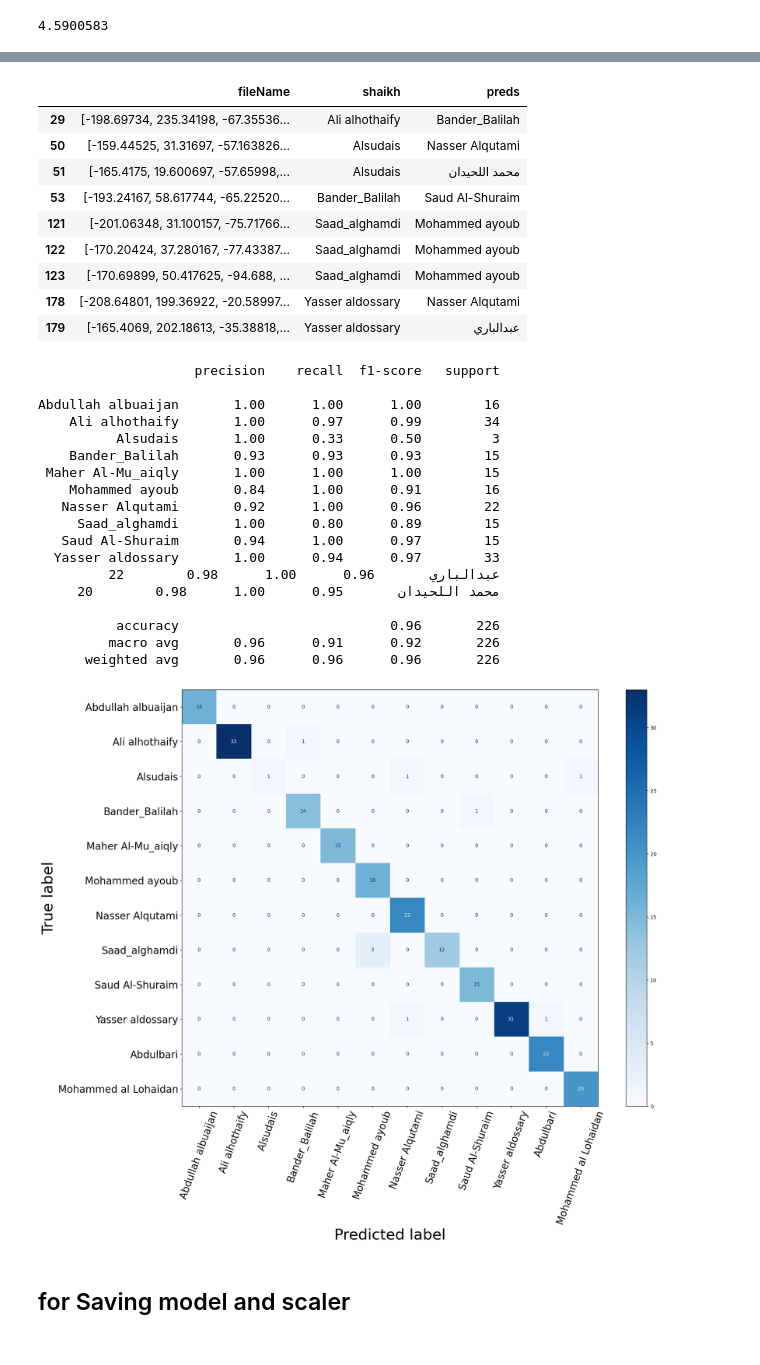
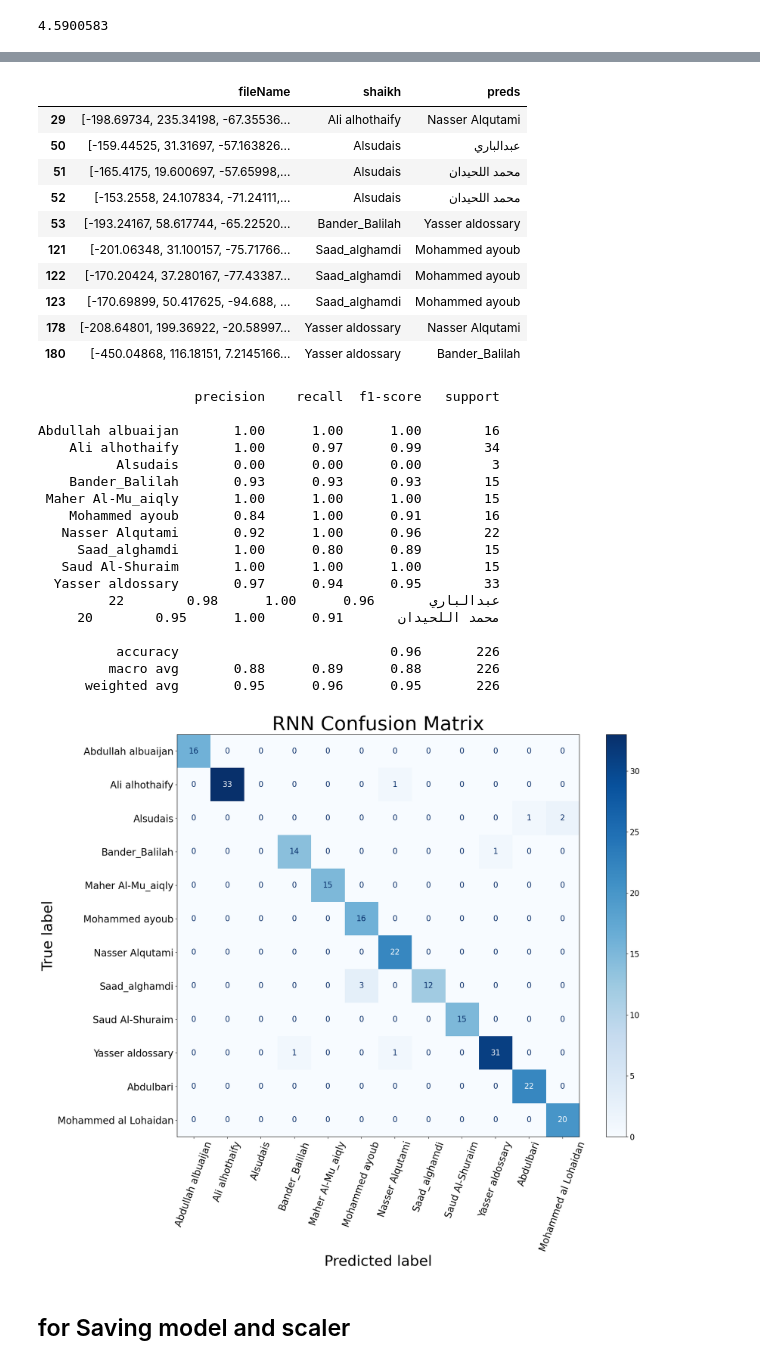
Before and after one commit to Tuwaiq-Data-Science-Bootcamp-V2/Capstone_Project, a Jupyter notebook: Audio_ANN_RNN.ipynb, the cells around one changed output, grey strips where cells are left out. Drawn from its saved outputs; the diff is of its cells as text; code cells hidden in the pictures.

```diff
--- a/Audio_ANN_RNN.ipynb
+++ b/Audio_ANN_RNN.ipynb
@@ -230,17 +284,17 @@ model=Sequential()
 ###first layer
 model.add(Dense(128,input_shape=(128,)))
 model.add(Activation('relu'))
-model.add(Dropout(0.5))
+model.add(Dropout(0.2))
 
 # model.add(Dense(80))
 # model.add(Activation('relu'))
 # model.add(Dropout(0.3))
 
-model.add(Dense(64))
+model.add(Dense(60))
 model.add(Activation('relu'))
 model.add(Dropout(0.5))
 
-model.add(Dense(32))
+model.add(Dense(40))
 model.add(Activation('relu'))
 model.add(Dropout(0.50))
 
@@ -342,4 +416,4 @@ array([[-0.6628302 , -0.12540373,  0.40341124, ...,  0.5032851 ,
 # %%
-pred3=model.predict(X_test2)
+pred3=model.predict(X_test)
 preds3 = np.argmax(pred3 , axis=-1)
 # %% [output]
@@ -433,11 +509,12 @@ tmp[-2] = 'Abdulbari'
 # %%
 cm_display = metrics.ConfusionMatrixDisplay(confusion_matrix = confusion_matrix, display_labels = tmp)
 # %%
-fig, ax = plt.subplots(figsize=(20, 15))
+fig, ax = plt.subplots(figsize=(20, 15), dpi=100)
 cm_display.plot(cmap=plt.cm.Blues , xticks_rotation=70 , ax=ax )
 ax.tick_params(labelsize=20)
 ax.xaxis.get_label().set(fontsize =30)
 ax.yaxis.get_label().set(fontsize =30)
-
+ax.set_title('ANN Confusion Matrix' , fontsize=40)
+plt.rcParams.update({'font.size': 16})
 plt.show()
 # %% [output]
@@ -447,7 +524,7 @@ plt.show()
 # %%
 model2=Sequential()
 ###first layer
-model2.add(LSTM(100,input_shape=(1,100) , return_sequences=True))
+model2.add(LSTM(128,input_shape=(1,128) , return_sequences=True))
 model2.add(Activation('tanh'))
 model2.add(Dropout(0.3))
 
@@ -455,13 +532,13 @@ model2.add(Dropout(0.3))
 # model2.add(Activation('relu'))
 # model2.add(Dropout(0.25))
 
-model2.add(LSTM(128, recurrent_dropout=0.2 , return_sequences=True))
-model2.add(Activation('tanh'))
-model2.add(Dropout(0.7))
+model2.add(LSTM(32, recurrent_dropout=0.2))
+model2.add(Activation('relu'))
+model2.add(Dropout(0.5))
 
-model2.add(LSTM(128, recurrent_dropout=0.2))
-model2.add(Activation('tanh'))
-model2.add(Dropout(0.7))
+model2.add(Dense(32))
+model2.add(Activation('relu'))
+model2.add(Dropout(0.5))
 
 
 
@@ -551,15 +628,16 @@ len(testdf[testdf['preds'] == testdf['shaikh']])
 testdf[testdf['preds'] != testdf['shaikh']]
 # %% [output]
 |  | fileName | shaikh | preds |
-| 29 | [-198.69734, 235.34198, -67.35536... | Ali alhothaify | Bander_Balilah |
-| 50 | [-159.44525, 31.31697, -57.163826... | Alsudais | Nasser Alqutami |
+| 29 | [-198.69734, 235.34198, -67.35536... | Ali alhothaify | Nasser Alqutami |
+| 50 | [-159.44525, 31.31697, -57.163826... | Alsudais | عبدالباري |
 | 51 | [-165.4175, 19.600697, -57.65998,... | Alsudais | محمد اللحيدان |
-| 53 | [-193.24167, 58.617744, -65.22520... | Bander_Balilah | Saud Al-Shuraim |
+| 52 | [-153.2558, 24.107834, -71.24111,... | Alsudais | محمد اللحيدان |
+| 53 | [-193.24167, 58.617744, -65.22520... | Bander_Balilah | Yasser aldossary |
 | 121 | [-201.06348, 31.100157, -75.71766... | Saad_alghamdi | Mohammed ayoub |
 | 122 | [-170.20424, 37.280167, -77.43387... | Saad_alghamdi | Mohammed ayoub |
 | 123 | [-170.69899, 50.417625, -94.688, ... | Saad_alghamdi | Mohammed ayoub |
 | 178 | [-208.64801, 199.36922, -20.58997... | Yasser aldossary | Nasser Alqutami |
-| 179 | [-165.4069, 202.18613, -35.38818,... | Yasser aldossary | عبدالباري |
+| 180 | [-450.04868, 116.18151, 7.2145166... | Yasser aldossary | Bander_Balilah |
 # %%
 print(classification_report(testdf['shaikh'] , testdf['preds']))
 # %% [output]
@@ -567,34 +645,35 @@ print(classification_report(testdf['shaikh'] , testdf['preds']))
 
 Abdullah albuaijan       1.00      1.00      1.00        16
     Ali alhothaify       1.00      0.97      0.99        34
-          Alsudais       1.00      0.33      0.50         3
+          Alsudais       0.00      0.00      0.00         3
     Bander_Balilah       0.93      0.93      0.93        15
  Maher Al-Mu_aiqly       1.00      1.00      1.00        15
     Mohammed ayoub       0.84      1.00      0.91        16
    Nasser Alqutami       0.92      1.00      0.96        22
      Saad_alghamdi       1.00      0.80      0.89        15
-   Saud Al-Shuraim       0.94      1.00      0.97        15
-  Yasser aldossary       1.00      0.94      0.97        33
+   Saud Al-Shuraim       1.00      1.00      1.00        15
+  Yasser aldossary       0.97      0.94      0.95        33
          عبدالباري       0.96      1.00      0.98        22
-     محمد اللحيدان       0.95      1.00      0.98        20
+     محمد اللحيدان       0.91      1.00      0.95        20
 
           accuracy                           0.96       226
-         macro avg       0.96      0.91      0.92       226
-      weighted avg       0.96      0.96      0.96       226
+         macro avg       0.88      0.89      0.88       226
+      weighted avg       0.95      0.96      0.95       226
 # %%
 confusion_matrix = metrics.confusion_matrix(testdf['shaikh'], testdf['preds'])
 # %%
 cm_display = metrics.ConfusionMatrixDisplay(confusion_matrix = confusion_matrix, display_labels = tmp)
 # %%
-fig, ax = plt.subplots(figsize=(20, 15))
+fig, ax = plt.subplots(figsize=(20, 15), dpi=100)
 cm_display.plot(cmap=plt.cm.Blues , xticks_rotation=70 , ax=ax )
 ax.tick_params(labelsize=20)
 ax.xaxis.get_label().set(fontsize =30)
 ax.yaxis.get_label().set(fontsize =30)
-
+ax.set_title('RNN Confusion Matrix' , fontsize=40)
+plt.rcParams.update({'font.size': 16})
 plt.show()
 # %% [output]
-[figure, old version]
+[figure, new version]
 # %% [markdown]
 ## for Saving model and scaler
 # %%
```
Also changed, not shown: parts of 31 cells of this notebook, 1 other file.
